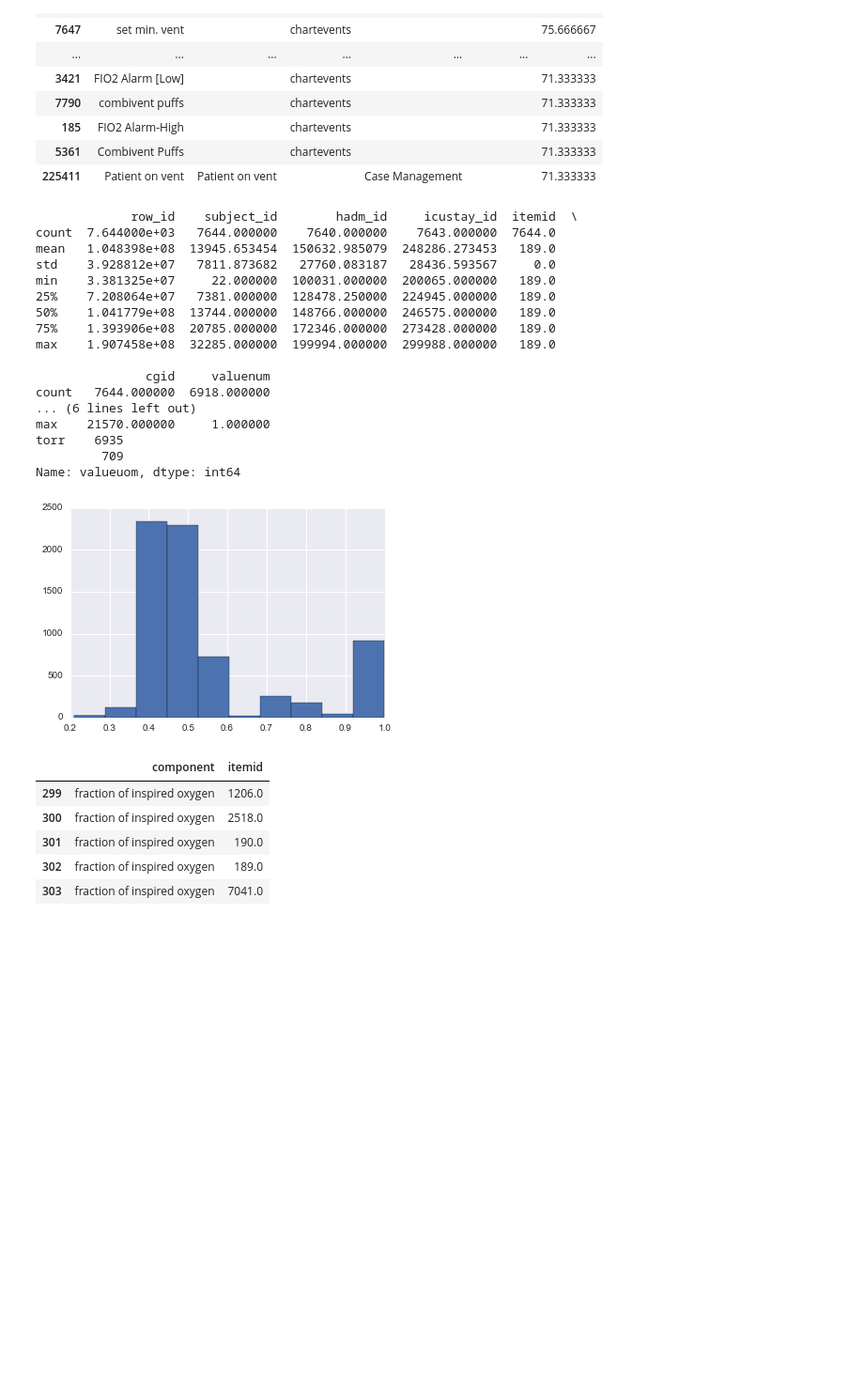
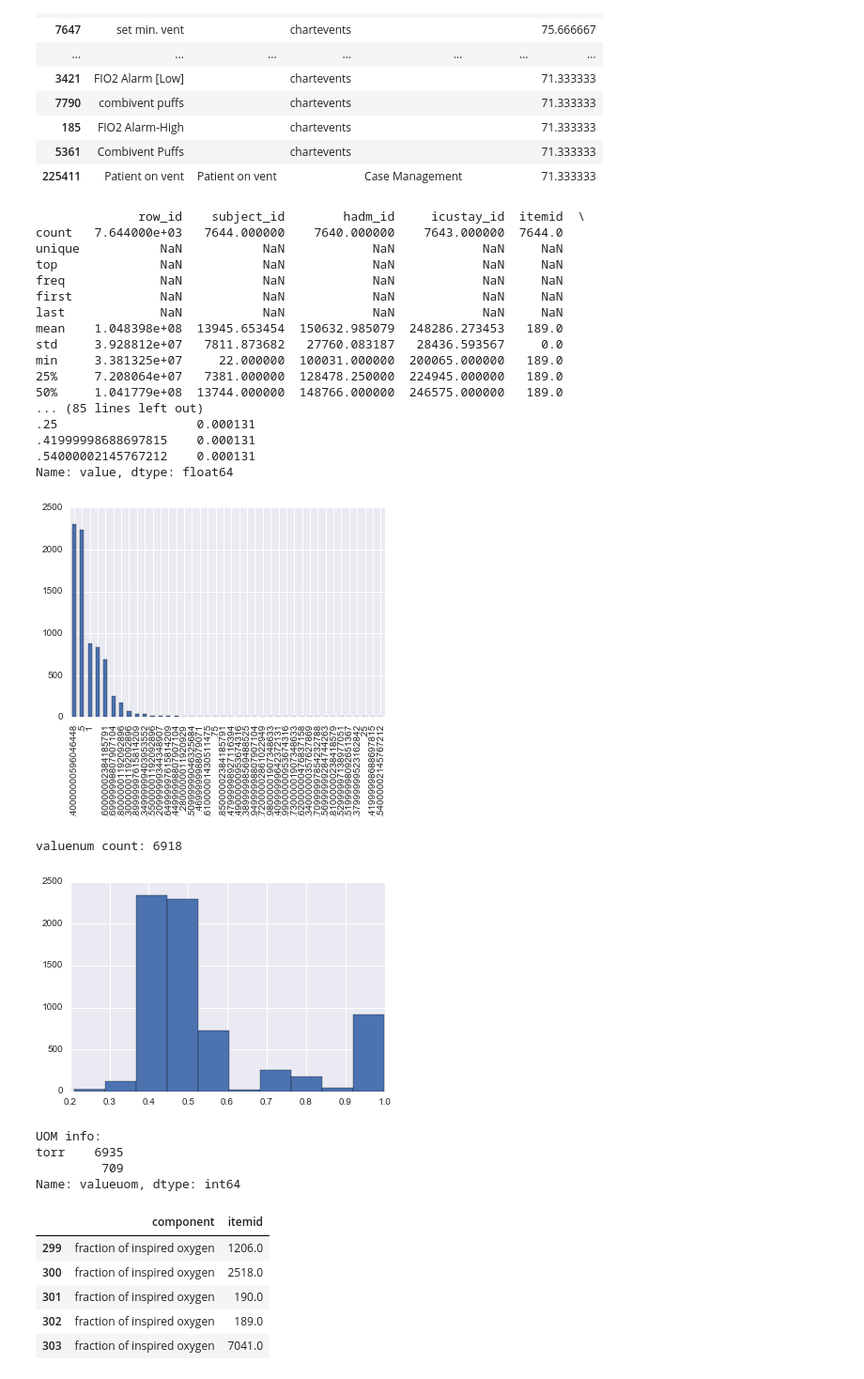
Before and after one commit to jgenk/icu_ml, a Jupyter notebook: 6_Building_all_defs.ipynb, the cells around one changed output. Shown at 94% size. Cells and saved outputs as stored; diff of their text form; code cells hidden in the pictures; blank space fills up the shorter version.

```diff
--- a/6_Building_all_defs.ipynb
+++ b/6_Building_all_defs.ipynb
@@ -2969,26 +3102,32 @@ out[40:80]
 | 5361 | Combivent Puffs |  | chartevents |  |  | 71.333333 |
 | 225411 | Patient on vent | Patient on vent |  | Case Management |  | 71.333333 |
 # %%
-explorer.investigate(189);#FiO2 (Analyzed)
+explorer.investigate(189,100);#FiO2 (Analyzed)
 # %% [output]
-             row_id    subject_id        hadm_id     icustay_id  itemid  \
-count  7.644000e+03   7644.000000    7640.000000    7643.000000  7644.0
-mean   1.048398e+08  13945.653454  150632.985079  248286.273453   189.0
-std    3.928812e+07   7811.873682   27760.083187   28436.593567     0.0
-min    3.381325e+07     22.000000  100031.000000  200065.000000   189.0
-25%    7.208064e+07   7381.000000  128478.250000  224945.000000   189.0
-50%    1.041779e+08  13744.000000  148766.000000  246575.000000   189.0
-75%    1.393906e+08  20785.000000  172346.000000  273428.000000   189.0
-max    1.907458e+08  32285.000000  199994.000000  299988.000000   189.0
-
-               cgid     valuenum
-count   7644.000000  6918.000000
-... (6 lines left out)
-max    21570.000000     1.000000
-torr    6935
-         709
-Name: valueuom, dtype: int64
+              row_id    subject_id        hadm_id     icustay_id  itemid  \
+count   7.644000e+03   7644.000000    7640.000000    7643.000000  7644.0
+unique           NaN           NaN            NaN            NaN     NaN
+top              NaN           NaN            NaN            NaN     NaN
+freq             NaN           NaN            NaN            NaN     NaN
+first            NaN           NaN            NaN            NaN     NaN
+last             NaN           NaN            NaN            NaN     NaN
+mean    1.048398e+08  13945.653454  150632.985079  248286.273453   189.0
+std     3.928812e+07   7811.873682   27760.083187   28436.593567     0.0
+min     3.381325e+07     22.000000  100031.000000  200065.000000   189.0
+25%     7.208064e+07   7381.000000  128478.250000  224945.000000   189.0
+50%     1.041779e+08  13744.000000  148766.000000  246575.000000   189.0
+... (85 lines left out)
+.25                   0.000131
+.41999998688697815    0.000131
+.54000002145767212    0.000131
+Name: value, dtype: float64
-[figure, old version]
+[figure, new version]
+valuenum count: 6918
+[figure, added]
+UOM info:
+torr    6935
+         709
+Name: valueuom, dtype: int64
 # %%
 mimic.add_item_mapping(component,[189,7041]).tail()
 # %% [output]
```
Also changed, not shown: parts of 37 cells of this notebook, 10 other files.
